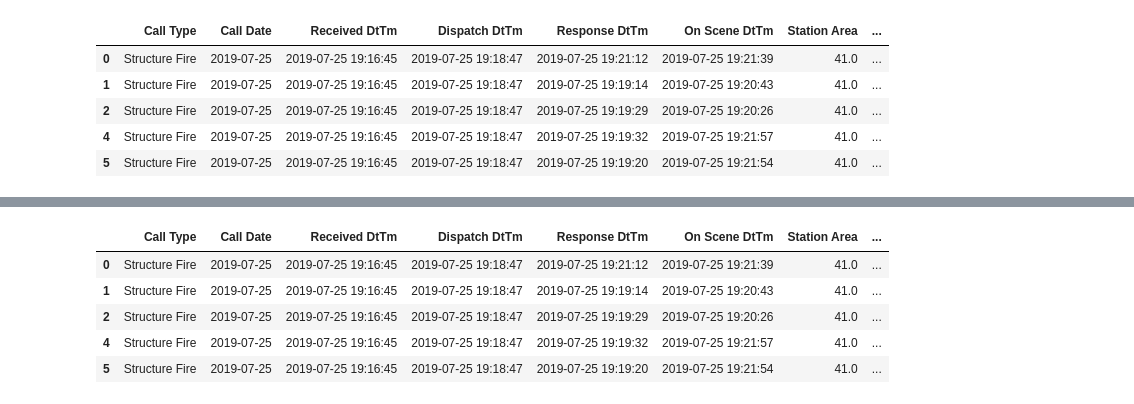
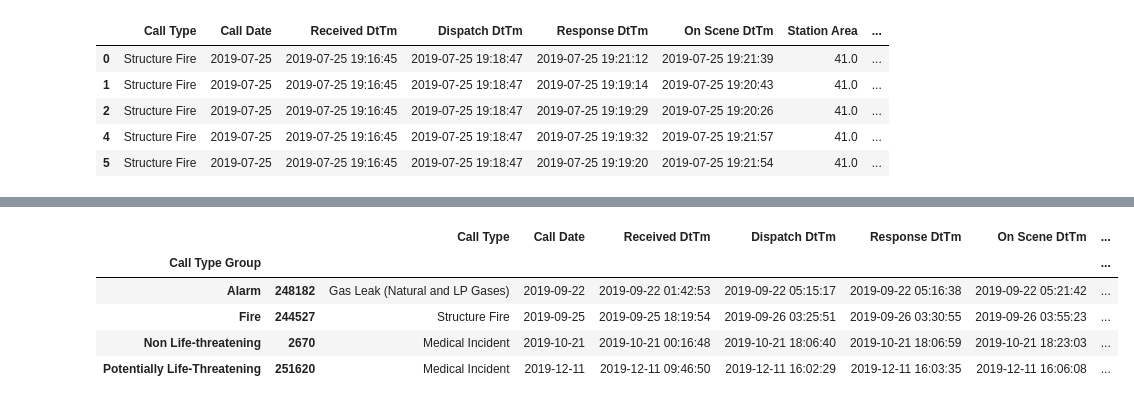
Before and after one commit to usf-cs360-spring2020/midterm-persimmon, a Jupyter notebook: data_wrangling_kai.ipynb, the cells around one changed output, grey strips where cells are left out. Drawn from its saved outputs; the diff is of its cells as text; code cells hidden in the pictures.

```diff
--- a/data_wrangling_kai.ipynb
+++ b/data_wrangling_kai.ipynb
@@ -136,15 +144,12 @@ fire.describe() # much better
-# %%
-# normalize difference in time to compare between call type group
-min_max_scaler = MinMaxScaler()
-scaled_diff_onScene = fire.loc[:, fire.filter(regex='diff_').columns].values
-fire[['norm_diff_received_to_onScene', 'norm_diff_dispatch_to_onScene', 'norm_diff_response_to_onScene']] = pd.DataFrame(min_max_scaler.fit_transform(scaled_diff_onScene))
-fire.head()
-# %% [output]
-|  | Call Type | Call Date | Received DtTm | Dispatch DtTm | Response DtTm | On Scene DtTm | Station Area | ... |
-| 0 | Structure Fire | 2019-07-25 | 2019-07-25 19:16:45 | 2019-07-25 19:18:47 | 2019-07-25 19:21:12 | 2019-07-25 19:21:39 | 41.0 | ... |
-| 1 | Structure Fire | 2019-07-25 | 2019-07-25 19:16:45 | 2019-07-25 19:18:47 | 2019-07-25 19:19:14 | 2019-07-25 19:20:43 | 41.0 | ... |
-| 2 | Structure Fire | 2019-07-25 | 2019-07-25 19:16:45 | 2019-07-25 19:18:47 | 2019-07-25 19:19:29 | 2019-07-25 19:20:26 | 41.0 | ... |
-| 4 | Structure Fire | 2019-07-25 | 2019-07-25 19:16:45 | 2019-07-25 19:18:47 | 2019-07-25 19:19:32 | 2019-07-25 19:21:57 | 41.0 | ... |
-| 5 | Structure Fire | 2019-07-25 | 2019-07-25 19:16:45 | 2019-07-25 19:18:47 | 2019-07-25 19:19:20 | 2019-07-25 19:21:54 | 41.0 | ... |
+# %%
+# check out the entries in each call type group with the largest call received to on scene wait time
+fire.groupby('Call Type Group').apply(lambda x: x.nlargest(1, columns='onScene_wait_time'))
+# %% [output]
+|  |  | Call Type | Call Date | Received DtTm | Dispatch DtTm | Response DtTm | On Scene DtTm | ... |
+| Call Type Group |  |  |  |  |  |  |  | ... |
+| Alarm | 248182 | Gas Leak (Natural and LP Gases) | 2019-09-22 | 2019-09-22 01:42:53 | 2019-09-22 05:15:17 | 2019-09-22 05:16:38 | 2019-09-22 05:21:42 | ... |
+| Fire | 244527 | Structure Fire | 2019-09-25 | 2019-09-25 18:19:54 | 2019-09-26 03:25:51 | 2019-09-26 03:30:55 | 2019-09-26 03:55:23 | ... |
+| Non Life-threatening | 2670 | Medical Incident | 2019-10-21 | 2019-10-21 00:16:48 | 2019-10-21 18:06:40 | 2019-10-21 18:06:59 | 2019-10-21 18:23:03 | ... |
+| Potentially Life-Threatening | 251620 | Medical Incident | 2019-12-11 | 2019-12-11 09:46:50 | 2019-12-11 16:02:29 | 2019-12-11 16:03:35 | 2019-12-11 16:06:08 | ... |
 # %%
 # fixed mispelled neighborhood column
```
Also changed, not shown: parts of 12 cells of this notebook, 10 other files.
